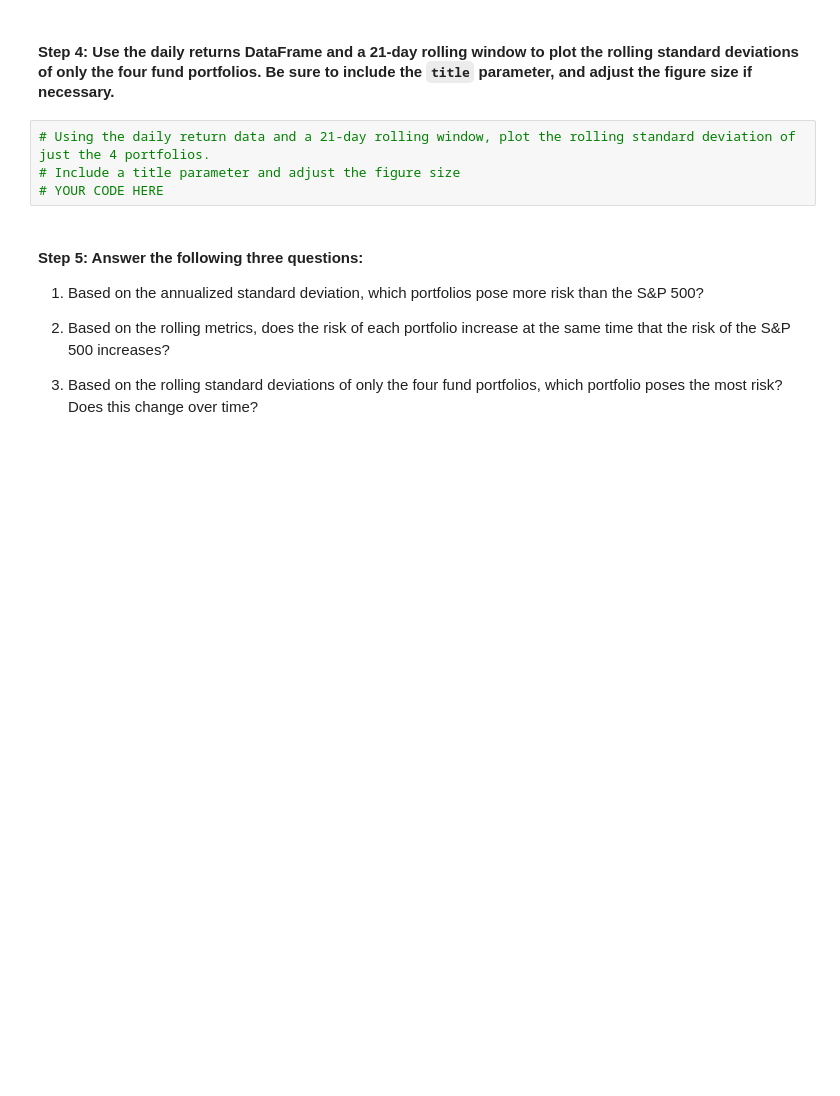
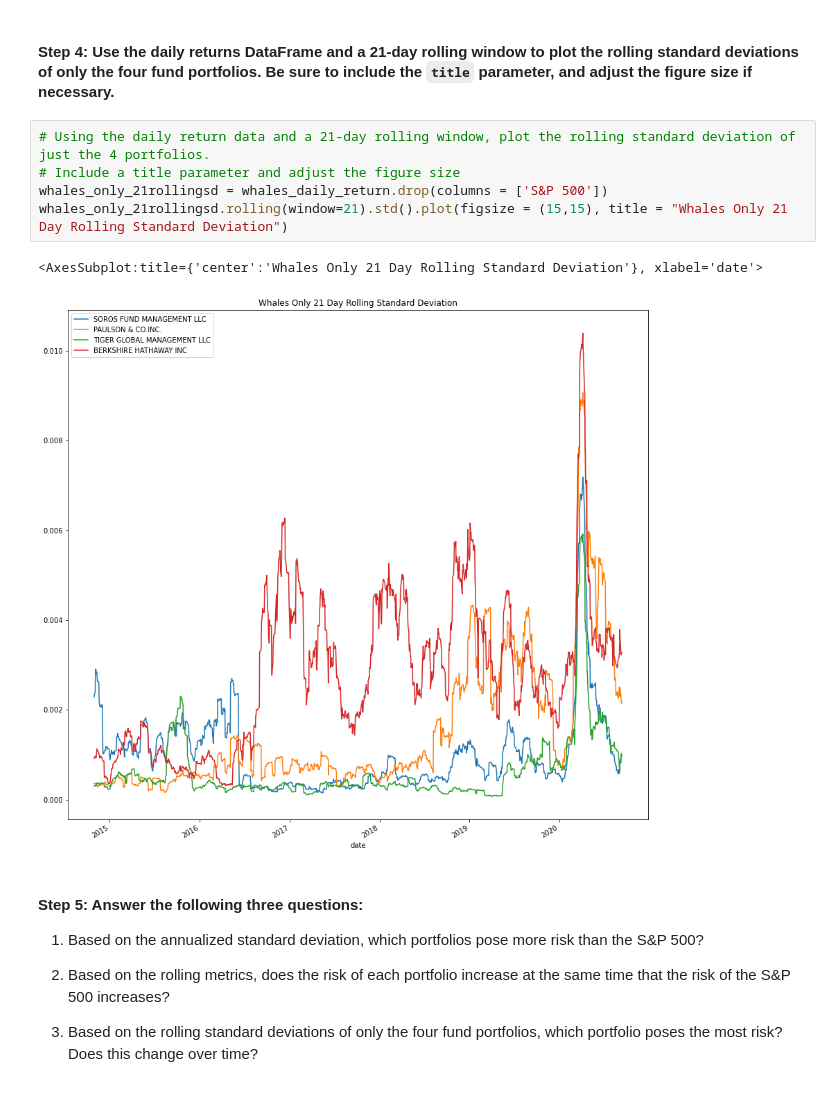
Before and after one commit to horhay57/Challenge_4_GitHub_Upload, a Jupyter notebook: risk_return_analysis.ipynb, the cells around one changed output. Saved outputs shown, nothing was run; the diff lists cells and outputs as text; blank space fills up the shorter version.

```diff
--- a/risk_return_analysis.ipynb
+++ b/risk_return_analysis.ipynb
@@ -260,7 +286,11 @@ Evaluate the risk profile of each portfolio by using the standard deviation and
 # %%
 # Using the daily return data and a 21-day rolling window, plot the rolling standard deviation of just the 4 portfolios.
 # Include a title parameter and adjust the figure size
-# YOUR CODE HERE
+whales_only_21rollingsd = whales_daily_return.drop(columns = ['S&P 500'])
+whales_only_21rollingsd.rolling(window=21).std().plot(figsize = (15,15), title = "Whales Only 21 Day Rolling Standard Deviation")
+# %% [output]
+<AxesSubplot:title={'center':'Whales Only 21 Day Rolling Standard Deviation'}, xlabel='date'>
+[figure, added]
 # %% [markdown]
 #### Step 5: Answer the following three questions:
 
```
Also changed, not shown: parts of 25 cells of this notebook.
